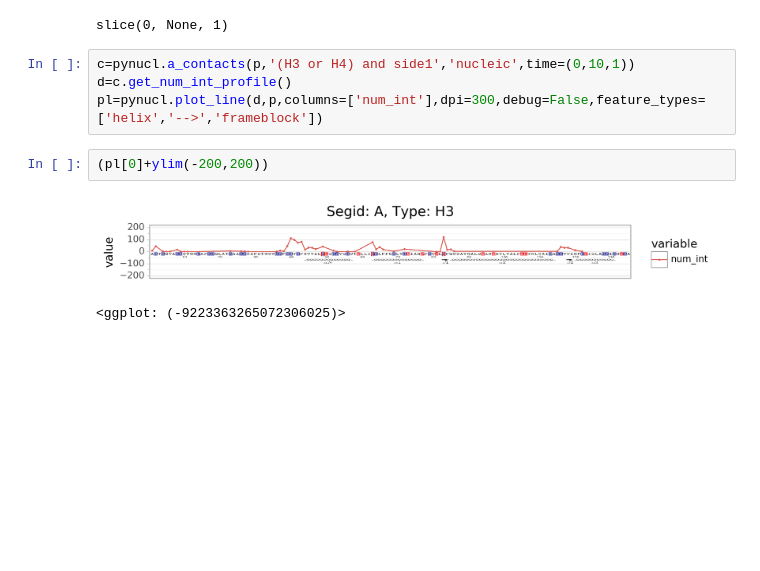
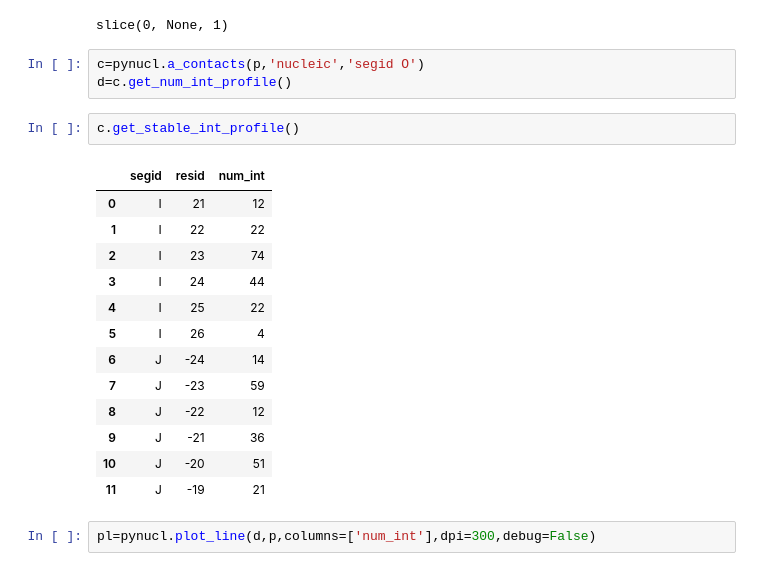
Before and after one commit to intbio/pynucl, a Jupyter notebook: examples/example_contacts.ipynb, the cells around one changed output. Cells and saved outputs as stored; diff of their text form; blank space fills up the shorter version.

```diff
--- a/examples/example_contacts.ipynb
+++ b/examples/example_contacts.ipynb
@@ -18,12 +27,24 @@ p=pynucl.nucltrj(**sys['1kx5_sym_opc'],time=(0,None,1),fullseqs='1KX5')
 slice(*p.time)
 # %% [output]
 slice(0, None, 1)
+# %%
+c=pynucl.a_contacts(p,'nucleic','segid O')
+d=c.get_num_int_profile()
+# %%
+c.get_stable_int_profile()
+# %% [output]
+|  | segid | resid | num_int |
+| 0 | I | 21 | 12 |
+| 1 | I | 22 | 22 |
+| 2 | I | 23 | 74 |
+| 3 | I | 24 | 44 |
+| 4 | I | 25 | 22 |
+| 5 | I | 26 | 4 |
+| 6 | J | -24 | 14 |
+| 7 | J | -23 | 59 |
+| 8 | J | -22 | 12 |
+| 9 | J | -21 | 36 |
+| 10 | J | -20 | 51 |
+| 11 | J | -19 | 21 |
 # %%
-c=pynucl.a_contacts(p,'(H3 or H4) and side1','nucleic',time=(0,10,1))
-d=c.get_num_int_profile()
-pl=pynucl.plot_line(d,p,columns=['num_int'],dpi=300,debug=False,feature_types=['helix','-->','frameblock'])
+pl=pynucl.plot_line(d,p,columns=['num_int'],dpi=300,debug=False)
-# %%
-(pl[0]+ylim(-200,200))
-# %% [output]
-[figure, removed]
-<ggplot: (-9223363265072306025)>
```
Also changed, not shown: parts of 9 cells of this notebook, 29 other files.
